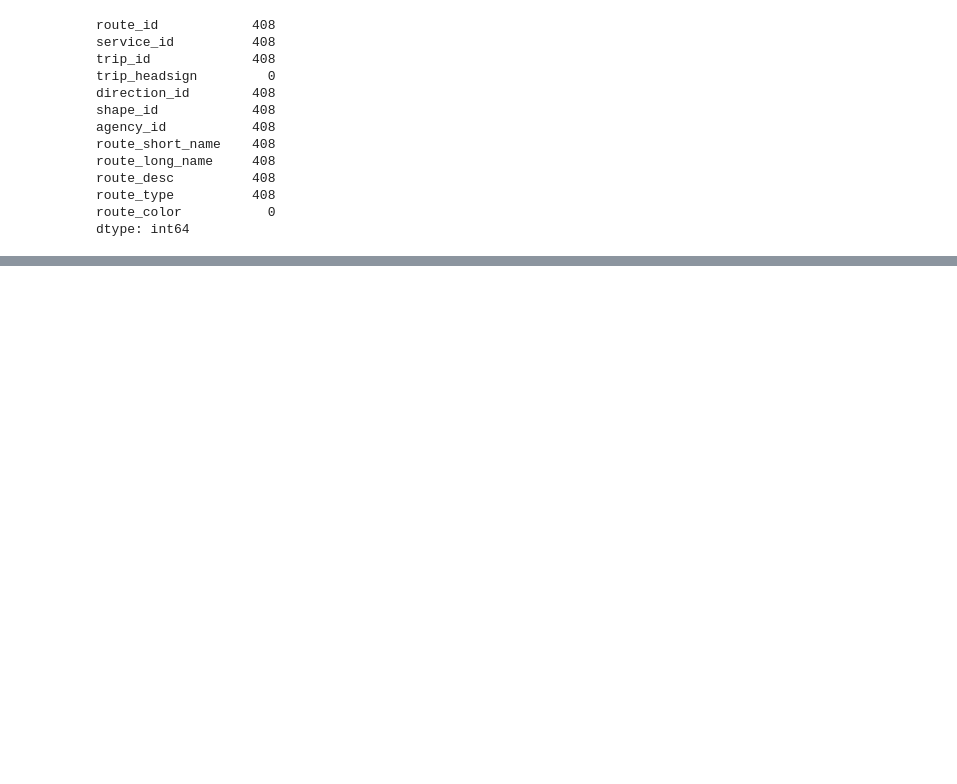
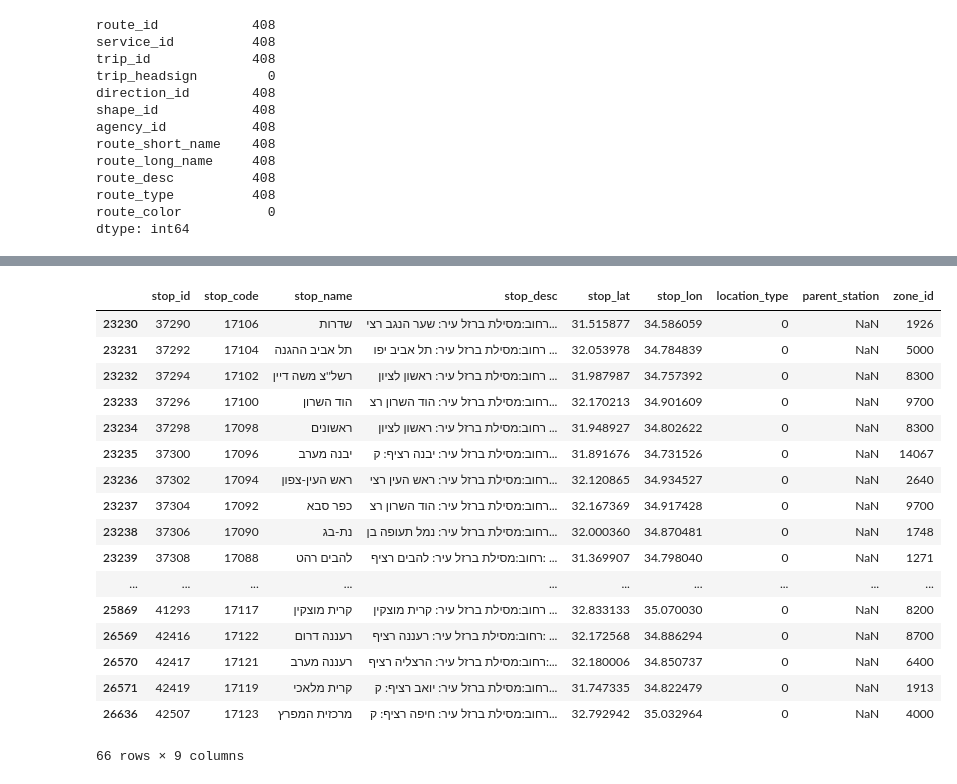
Before and after one commit to hasadna/OpenTrainCommunity, a Jupyter notebook: notebooks/opentrain_playground_new.ipynb, the cells around one changed output, grey strips where cells are left out. Saved outputs shown, nothing was run; the diff lists cells and outputs as text; code cells hidden in the pictures; blank space fills up the shorter version.

```diff
--- a/notebooks/opentrain_playground_new.ipynb
+++ b/notebooks/opentrain_playground_new.ipynb
@@ -48,0 +83,2 @@ dtype: int64
+# %%
+latest_train_data = train_stops_trip_routes.merge(feed.calendar, on="service_id")
@@ -49,3 +95,4 @@ dtype: int64
+# %%
+stop_ids = latest_train_data['stop_id'].unique()
 # %%
-stops = feed.stops
-stop_times = feed.stop_times.merge(stops, on='stop_id')
+train_stops = feed.stops[feed.stops.stop_id.isin(stop_ids)]
@@ -55,0 +114,2 @@ KeyboardInterrupt:
+# %%
+pd.options.display.max_columns = None
@@ -55,0 +142,21 @@ KeyboardInterrupt:
+# %%
+train_stops
+# %% [output]
+|  | stop_id | stop_code | stop_name | stop_desc | stop_lat | stop_lon | location_type | parent_station | zone_id |
+| 23230 | 37290 | 17106 | שדרות | רחוב:מסילת ברזל עיר: שער הנגב רצי... | 31.515877 | 34.586059 | 0 | NaN | 1926 |
+| 23231 | 37292 | 17104 | תל אביב ההגנה | רחוב:מסילת ברזל עיר: תל אביב יפו ... | 32.053978 | 34.784839 | 0 | NaN | 5000 |
+| 23232 | 37294 | 17102 | רשל''צ משה דיין | רחוב:מסילת ברזל עיר: ראשון לציון ... | 31.987987 | 34.757392 | 0 | NaN | 8300 |
+| 23233 | 37296 | 17100 | הוד השרון | רחוב:מסילת ברזל עיר: הוד השרון רצ... | 32.170213 | 34.901609 | 0 | NaN | 9700 |
+| 23234 | 37298 | 17098 | ראשונים | רחוב:מסילת ברזל עיר: ראשון לציון ... | 31.948927 | 34.802622 | 0 | NaN | 8300 |
+| 23235 | 37300 | 17096 | יבנה מערב | רחוב:מסילת ברזל עיר: יבנה רציף: ק... | 31.891676 | 34.731526 | 0 | NaN | 14067 |
+| 23236 | 37302 | 17094 | ראש העין-צפון | רחוב:מסילת ברזל עיר: ראש העין רצי... | 32.120865 | 34.934527 | 0 | NaN | 2640 |
+| 23237 | 37304 | 17092 | כפר סבא | רחוב:מסילת ברזל עיר: הוד השרון רצ... | 32.167369 | 34.917428 | 0 | NaN | 9700 |
+| 23238 | 37306 | 17090 | נת-בג | רחוב:מסילת ברזל עיר: נמל תעופה בן... | 32.000360 | 34.870481 | 0 | NaN | 1748 |
+| 23239 | 37308 | 17088 | להבים רהט | רחוב:מסילת ברזל עיר: להבים רציף: ... | 31.369907 | 34.798040 | 0 | NaN | 1271 |
+| ... | ... | ... | ... | ... | ... | ... | ... | ... | ... |
+| 25869 | 41293 | 17117 | קרית מוצקין | רחוב:מסילת ברזל עיר: קרית מוצקין ... | 32.833133 | 35.070030 | 0 | NaN | 8200 |
+| 26569 | 42416 | 17122 | רעננה דרום | רחוב:מסילת ברזל עיר: רעננה רציף: ... | 32.172568 | 34.886294 | 0 | NaN | 8700 |
+| 26570 | 42417 | 17121 | רעננה מערב | רחוב:מסילת ברזל עיר: הרצליה רציף:... | 32.180006 | 34.850737 | 0 | NaN | 6400 |
+| 26571 | 42419 | 17119 | קרית מלאכי | רחוב:מסילת ברזל עיר: יואב רציף: ק... | 31.747335 | 34.822479 | 0 | NaN | 1913 |
+| 26636 | 42507 | 17123 | מרכזית המפרץ | רחוב:מסילת ברזל עיר: חיפה רציף: ק... | 32.792942 | 35.032964 | 0 | NaN | 4000 |
+66 rows × 9 columns
```
Also changed, not shown: parts of 31 cells of this notebook.
